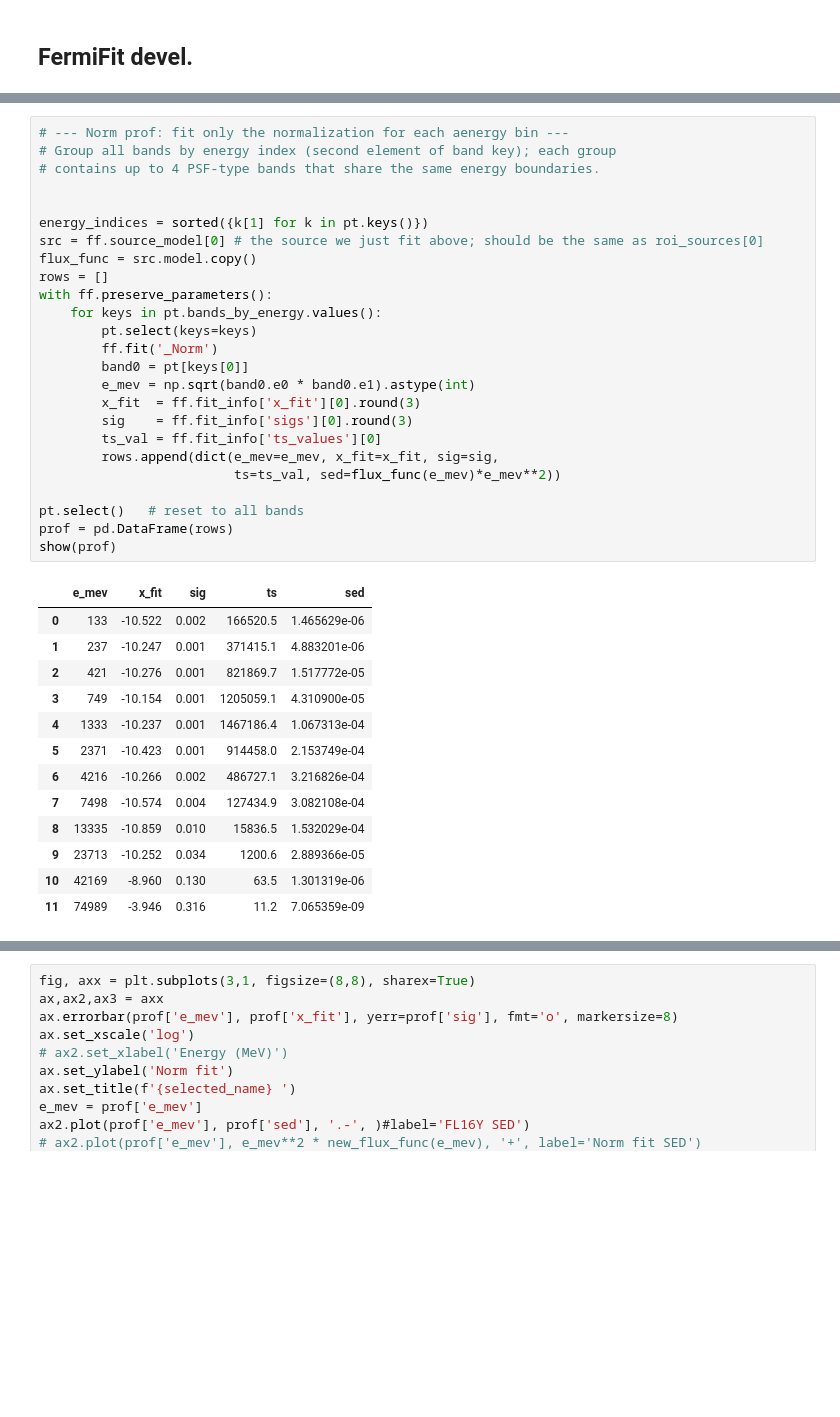
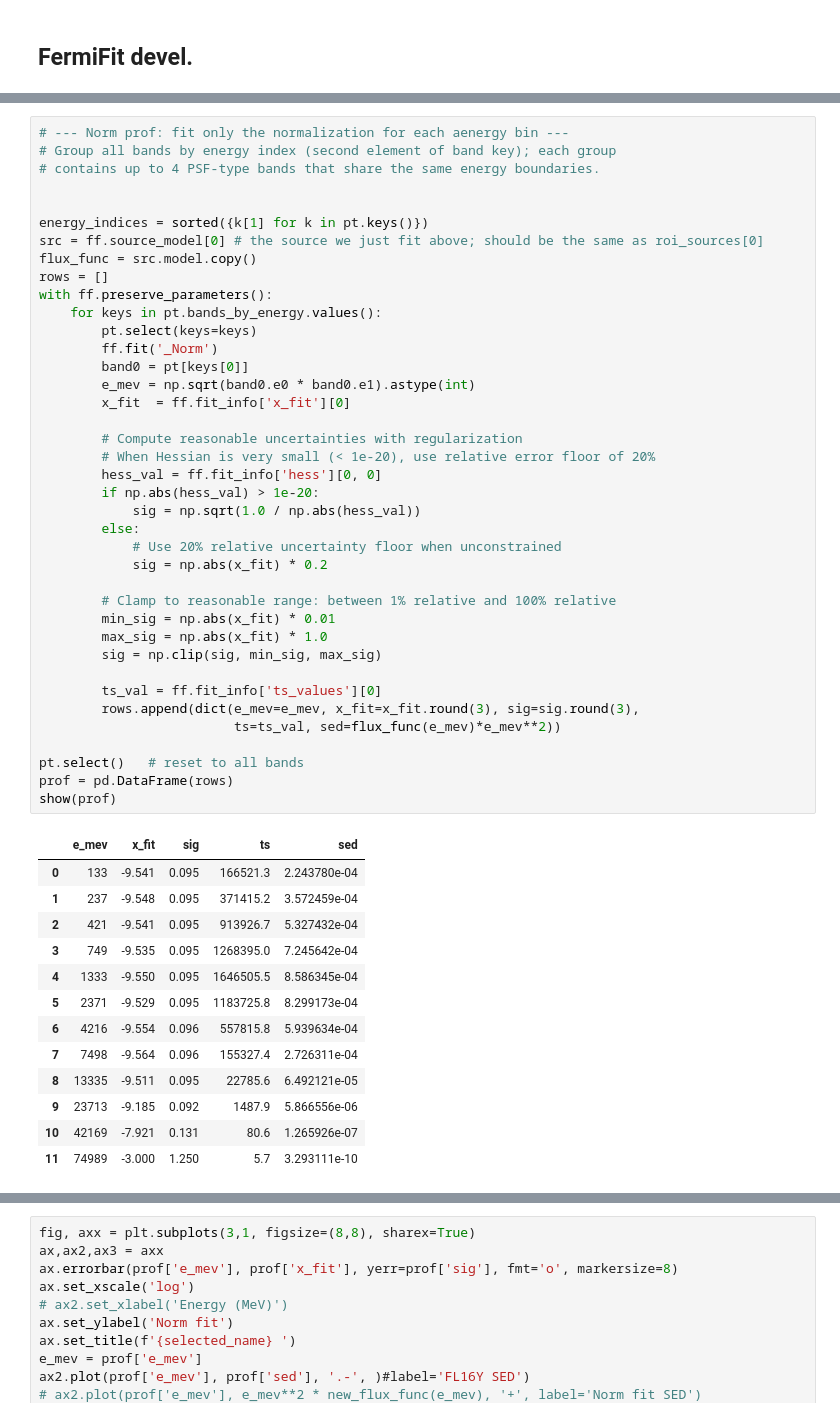
Before and after one commit to tburnett/kerr-diffuse, a Jupyter notebook: fermifit.ipynb, the cells around one changed output, grey strips where cells are left out. Cells and saved outputs as stored; diff of their text form; blank space fills up the shorter version.

```diff
--- a/fermifit.ipynb
+++ b/fermifit.ipynb
@@ -85,42 +352,56 @@ FL16Y J0633.9+1746_N*     0 5.024e-11       0.1       0.1   5506592
 # %%
 # --- Norm prof: fit only the normalization for each aenergy bin ---
 # Group all bands by energy index (second element of band key); each group
 # contains up to 4 PSF-type bands that share the same energy boundaries.
 
 
 energy_indices = sorted({k[1] for k in pt.keys()})
 src = ff.source_model[0] # the source we just fit above; should be the same as roi_sources[0]
 flux_func = src.model.copy()
 rows = []
 with ff.preserve_parameters():
     for keys in pt.bands_by_energy.values():
         pt.select(keys=keys)
         ff.fit('_Norm')
         band0 = pt[keys[0]]
         e_mev = np.sqrt(band0.e0 * band0.e1).astype(int)
-        x_fit  = ff.fit_info['x_fit'][0].round(3)
-        sig    = ff.fit_info['sigs'][0].round(3)
+        x_fit  = ff.fit_info['x_fit'][0]
+
+        # Compute reasonable uncertainties with regularization
+        # When Hessian is very small (< 1e-20), use relative error floor of 20%
+        hess_val = ff.fit_info['hess'][0, 0]
+        if np.abs(hess_val) > 1e-20:
+            sig = np.sqrt(1.0 / np.abs(hess_val))
+        else:
+            # Use 20% relative uncertainty floor when unconstrained
+            sig = np.abs(x_fit) * 0.2
+
+        # Clamp to reasonable range: between 1% relative and 100% relative
+        min_sig = np.abs(x_fit) * 0.01
+        max_sig = np.abs(x_fit) * 1.0
+        sig = np.clip(sig, min_sig, max_sig)
+
         ts_val = ff.fit_info['ts_values'][0]
-        rows.append(dict(e_mev=e_mev, x_fit=x_fit, sig=sig,
+        rows.append(dict(e_mev=e_mev, x_fit=x_fit.round(3), sig=sig.round(3),
                          ts=ts_val, sed=flux_func(e_mev)*e_mev**2))
 
 pt.select()   # reset to all bands
 prof = pd.DataFrame(rows)
 show(prof)
 # %% [output]
 |  | e_mev | x_fit | sig | ts | sed |
-| 0 | 133 | -10.522 | 0.002 | 166520.5 | 1.465629e-06 |
-| 1 | 237 | -10.247 | 0.001 | 371415.1 | 4.883201e-06 |
-| 2 | 421 | -10.276 | 0.001 | 821869.7 | 1.517772e-05 |
-| 3 | 749 | -10.154 | 0.001 | 1205059.1 | 4.310900e-05 |
-| 4 | 1333 | -10.237 | 0.001 | 1467186.4 | 1.067313e-04 |
-| 5 | 2371 | -10.423 | 0.001 | 914458.0 | 2.153749e-04 |
-| 6 | 4216 | -10.266 | 0.002 | 486727.1 | 3.216826e-04 |
-| 7 | 7498 | -10.574 | 0.004 | 127434.9 | 3.082108e-04 |
-| 8 | 13335 | -10.859 | 0.010 | 15836.5 | 1.532029e-04 |
-| 9 | 23713 | -10.252 | 0.034 | 1200.6 | 2.889366e-05 |
-| 10 | 42169 | -8.960 | 0.130 | 63.5 | 1.301319e-06 |
-| 11 | 74989 | -3.946 | 0.316 | 11.2 | 7.065359e-09 |
+| 0 | 133 | -9.541 | 0.095 | 166521.3 | 2.243780e-04 |
+| 1 | 237 | -9.548 | 0.095 | 371415.2 | 3.572459e-04 |
+| 2 | 421 | -9.541 | 0.095 | 913926.7 | 5.327432e-04 |
+| 3 | 749 | -9.535 | 0.095 | 1268395.0 | 7.245642e-04 |
+| 4 | 1333 | -9.550 | 0.095 | 1646505.5 | 8.586345e-04 |
+| 5 | 2371 | -9.529 | 0.095 | 1183725.8 | 8.299173e-04 |
+| 6 | 4216 | -9.554 | 0.096 | 557815.8 | 5.939634e-04 |
+| 7 | 7498 | -9.564 | 0.096 | 155327.4 | 2.726311e-04 |
+| 8 | 13335 | -9.511 | 0.095 | 22785.6 | 6.492121e-05 |
+| 9 | 23713 | -9.185 | 0.092 | 1487.9 | 5.866556e-06 |
+| 10 | 42169 | -7.921 | 0.131 | 80.6 | 1.265926e-07 |
+| 11 | 74989 | -3.000 | 1.250 | 5.7 | 3.293111e-10 |
 # %%
 # for the selected source, return the normalization likelihood function in external units.
 Lnorm = ff.norm_profile(src)
```
Also changed, not shown: parts of 21 cells of this notebook, 24 other files.
